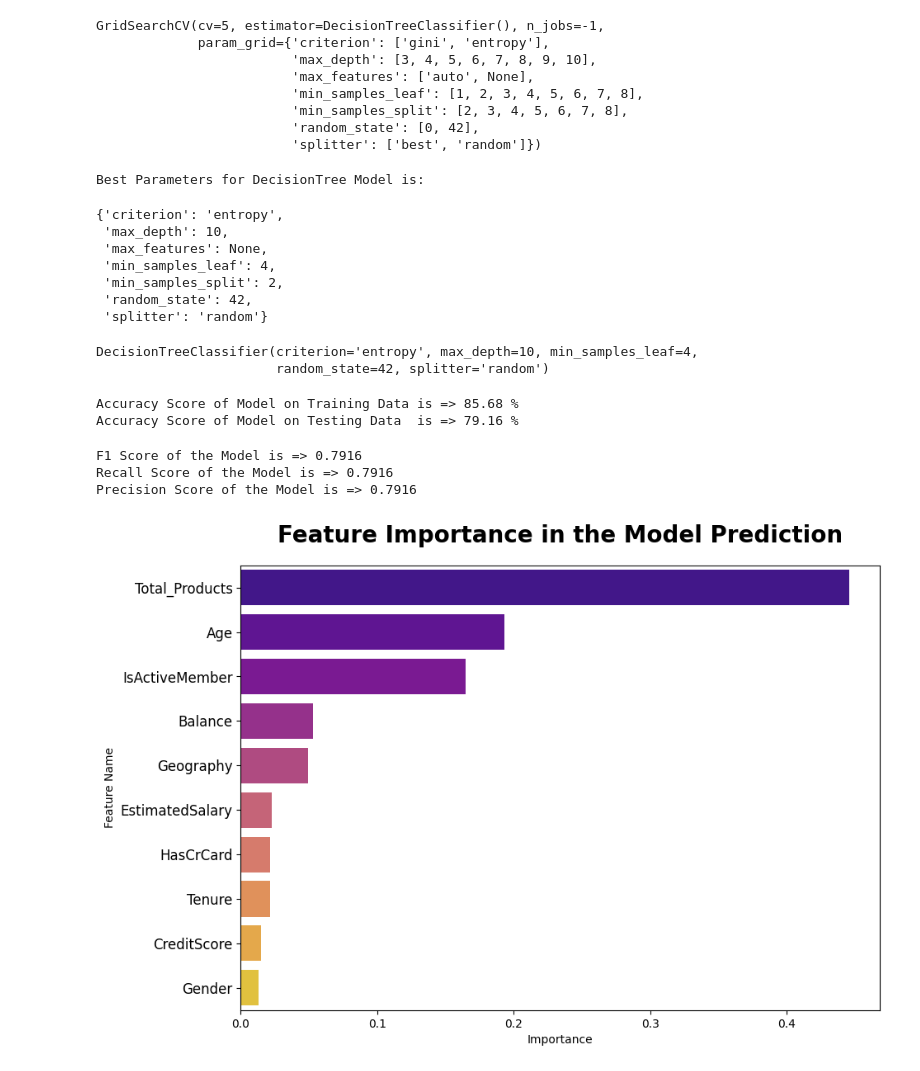
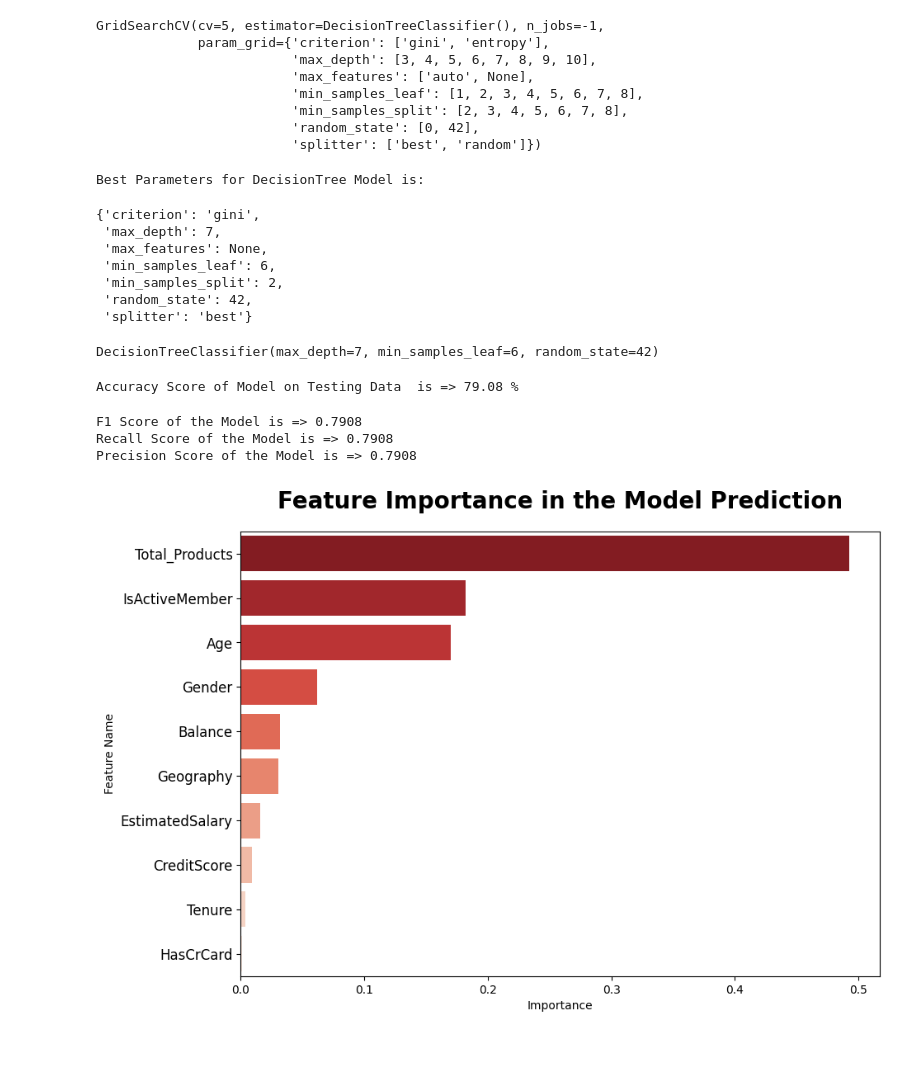
Before and after one commit to AnushkaMazumdar2/Machine_Learning, a Jupyter notebook: 2348505_Lab1.ipynb, the cells around one changed output. Cells and saved outputs as stored; diff of their text form; code cells hidden in the pictures.

```diff
--- a/2348505_Lab1.ipynb
+++ b/2348505_Lab1.ipynb
@@ -92,7 +86,5 @@ data.describe(include="object")
 # %%
 data = data.drop(columns=["RowNumber","Surname","CustomerId"]) #removing unnecessary columns
-# %%
-data.replace({'Gender':{'Male':0,'Female':1}},inplace=True)
 # %% [markdown]
 OUTLIER/NOISY DATA TREATMENT
 # %%
@@ -107,19 +99,18 @@ for cols in df:
 [figure]
 [figure]
 # %%
-from matplotlib.cm import datad
 Q1 = data["Age"].quantile(0.25)
 Q3 = data["Age"].quantile(0.75)
 IQR = Q3 - Q1
 width = 1.5
-low = Q1 -(width*IQR)
+lower = Q1 -(width*IQR)
 upper = Q3 + (width*IQR)
-data["Age"]=np.where(data["Age"]>upper,upper,np.where(data["Age"]<low,low,data["Age"]))
+data["Age"]=np.where(data["Age"]>upper,upper,np.where(data["Age"]<lower,lower,data["Age"]))
 # %%
 Q1 = data["CreditScore"].quantile(0.25)
 Q3 = data["CreditScore"].quantile(0.75)
 IQR = Q3 - Q1
-whisker_width = 1.5
-lower_whisker = Q1 -(whisker_width*IQR)
-upper_whisker = Q3 + (whisker_width*IQR)
-data["CreditScore"]=np.where(data["CreditScore"]>upper_whisker,upper_whisker,np.where(data["CreditScore"]<lower_whisker,lower_whisker,data["CreditScore"]))
+width = 1.5
+lower = Q1 -(width*IQR)
+upper = Q3 + (width*IQR)
+data["CreditScore"]=np.where(data["CreditScore"]>upper,upper,np.where(data["CreditScore"]<lower,lower,data["CreditScore"]))
@@ -156,6 +157,8 @@ age_cat
 9999    Adult
 Name: Age, Length: 10000, dtype: category
 Categories (2, object): ['Adult' < 'Senior Adult']
+# %%
+data["Exited"].replace({0:"No",1:"Yes"},inplace=True)
 # %%
 def countplot(column):
     plt.figure(figsize=(10,5))
@@ -346,54 +325,50 @@ GridSearchCV(cv=5, estimator=DecisionTreeClassifier(), n_jobs=-1,
                          'splitter': ['best', 'random']})
 # %%
 best_parameters = grid_search.best_params_
+print("Best Parameters for DecisionTree Model is:\n\n")
 
-print("Best Parameters for DecisionTree Model is:\n\n")
 best_parameters
 # %% [output]
 Best Parameters for DecisionTree Model is:
-{'criterion': 'entropy',
- 'max_depth': 10,
+{'criterion': 'gini',
+ 'max_depth': 7,
  'max_features': None,
- 'min_samples_leaf': 4,
+ 'min_samples_leaf': 6,
  'min_samples_split': 2,
  'random_state': 42,
- 'splitter': 'random'}
+ 'splitter': 'best'}
 # %%
 dtree = DecisionTreeClassifier(**best_parameters)
 
 dtree.fit(x_train_resampled,y_train_resampled)
 # %% [output]
-DecisionTreeClassifier(criterion='entropy', max_depth=10, min_samples_leaf=4,
-                       random_state=42, splitter='random')
+DecisionTreeClassifier(max_depth=7, min_samples_leaf=6, random_state=42)
 # %%
-y_train_pred = dtree.predict(x_train_resampled)
 y_test_pred = dtree.predict(x_test)
 
-print("Accuracy Score of Model on Training Data is =>",round(accuracy_score(y_train_resampled,y_train_pred)*100,2),"%")
 print("Accuracy Score of Model on Testing Data  is =>",round(accuracy_score(y_test,y_test_pred)*100,2),"%")
 # %% [output]
-Accuracy Score of Model on Training Data is => 85.68 %
-Accuracy Score of Model on Testing Data  is => 79.16 %
+Accuracy Score of Model on Testing Data  is => 79.08 %
 # %%
 print("F1 Score of the Model is =>",f1_score(y_test,y_test_pred,average="micro"))
 print("Recall Score of the Model is =>",recall_score(y_test,y_test_pred,average="micro"))
 print("Precision Score of the Model is =>",precision_score(y_test,y_test_pred,average="micro"))
 # %% [output]
-F1 Score of the Model is => 0.7916
-Recall Score of the Model is => 0.7916
-Precision Score of the Model is => 0.7916
+F1 Score of the Model is => 0.7908
+Recall Score of the Model is => 0.7908
+Precision Score of the Model is => 0.7908
 # %%
 imp_df = pd.DataFrame({"Feature Name":x_train.columns,
                        "Importance":dtree.feature_importances_})
 features = imp_df.sort_values(by="Importance",ascending=False)
 
 plt.figure(figsize=(10,7))
-sns.barplot(x="Importance", y="Feature Name", data=features, palette="plasma")
+sns.barplot(x="Importance", y="Feature Name", data=features, palette="Reds_r")
 plt.title("Feature Importance in the Model Prediction", fontweight="black", size=20, pad=20)
 plt.yticks(size=12)
 plt.show()
 # %% [output]
-[figure, old version]
+[figure, new version]
 # %%
 cm = confusion_matrix(y_test,y_test_pred)
 
```
Also changed, not shown: parts of 31 cells of this notebook.
